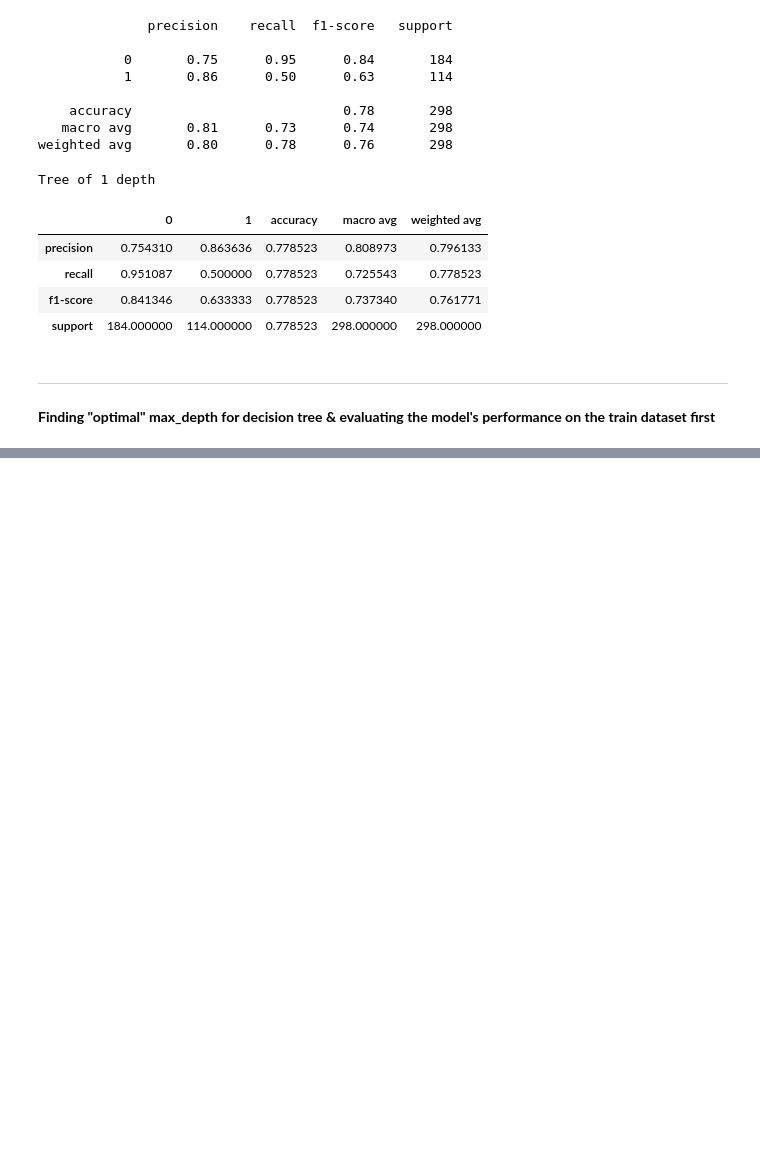
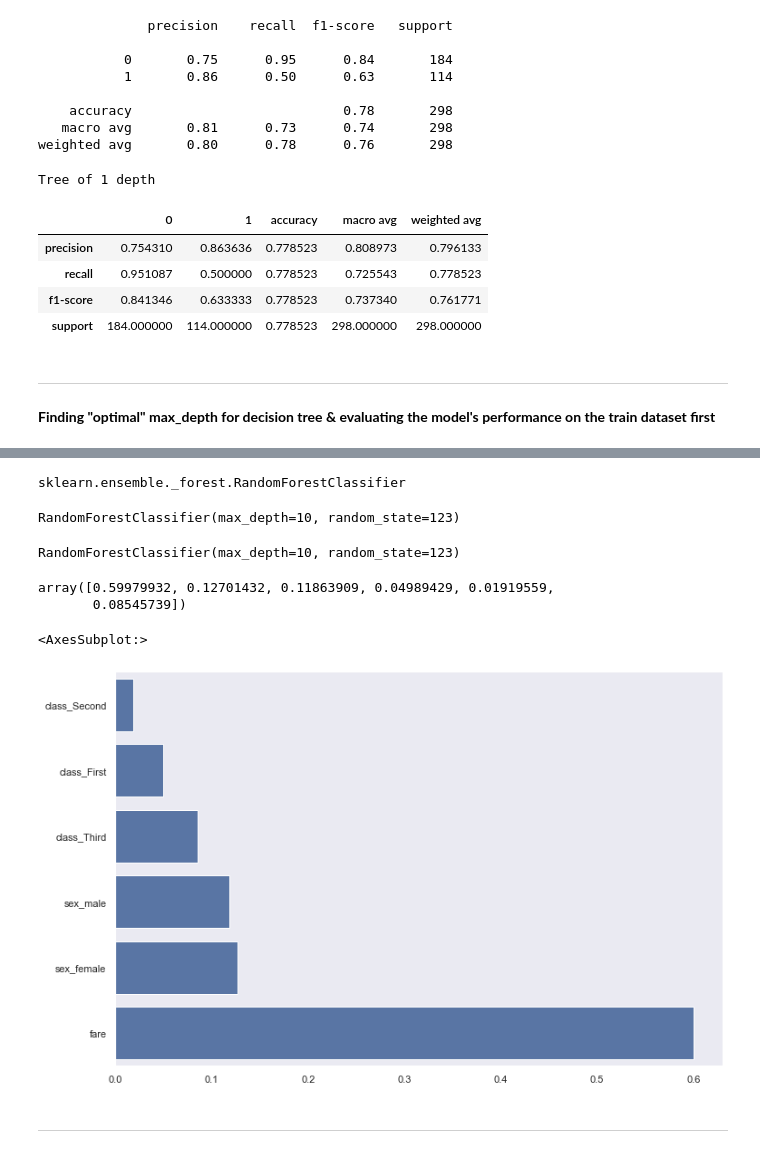
Before and after one commit to mijailmariano/classification-exercises, a Jupyter notebook: model.ipynb, the cells around one changed output, grey strips where cells are left out. Cells and saved outputs as stored; diff of their text form; code cells hidden in the pictures; blank space fills up the shorter version.

```diff
--- a/model.ipynb
+++ b/model.ipynb
@@ -436,0 +518,12 @@ support    184.000000  114.000000   0.90604  298.000000    298.000000
+# %%
+# ignoring the warnings
+import warnings
+warnings.filterwarnings("ignore")
+
+# getting necessary imports
+from sklearn.ensemble import RandomForestClassifier
+
+
+%matplotlib inline
+plt.rcParams.update({'figure.figsize': (12.0, 8.0)})
+plt.rcParams.update({'font.size': 14})
@@ -436,0 +554,52 @@ support    184.000000  114.000000   0.90604  298.000000    298.000000
+# %%
+# 2nd data split:
+
+X = train[[
+    'fare', \
+    'sex_female', \
+    'sex_male', \
+    'class_First', \
+    'class_Second', \
+    'class_Third']]
+
+y = train["survived"]
+
+X_train_and_validate, X_test, y_train_and_validate, y_test = train_test_split(X, y, random_state=123, test_size=.3)
+X_train, X_validate, y_train, y_validate = train_test_split(X_train_and_validate, y_train_and_validate, random_state=123, test_size=.2)
+# %%
+# training the "random forest" model using the train (independent / dependent variable) dataset
+# min sample lead = 1
+# max decision depth = 10
+# random state = 123
+
+# future note: the "min_samples_leaf" parameter defaults to 1
+
+rf = RandomForestClassifier(min_samples_leaf = 1, max_depth = 10, random_state = 123)
+# %%
+type(rf)
+# %% [output]
+sklearn.ensemble._forest.RandomForestClassifier
+# %%
+rf
+# %% [output]
+RandomForestClassifier(max_depth=10, random_state=123)
+# %%
+# fitting the initial model with X_train and y_train data:
+
+rf.fit(X_train, y_train)
+# %% [output]
+RandomForestClassifier(max_depth=10, random_state=123)
+# %%
+rf.feature_importances_
+# %% [output]
+array([0.59979932, 0.12701432, 0.11863909, 0.04989429, 0.01919559,
+       0.08545739])
+# %%
+sorted_idx = rf.feature_importances_.argsort()
+sns.set_theme(style = "dark")
+sns.barplot(rf.feature_importances_[sorted_idx], X_train.columns[sorted_idx], orient = "h", color = "b")
+# %% [output]
+<AxesSubplot:>
+[figure, added]
+# %% [markdown]
+----
```
Also changed, not shown: parts of 24 cells of this notebook.
